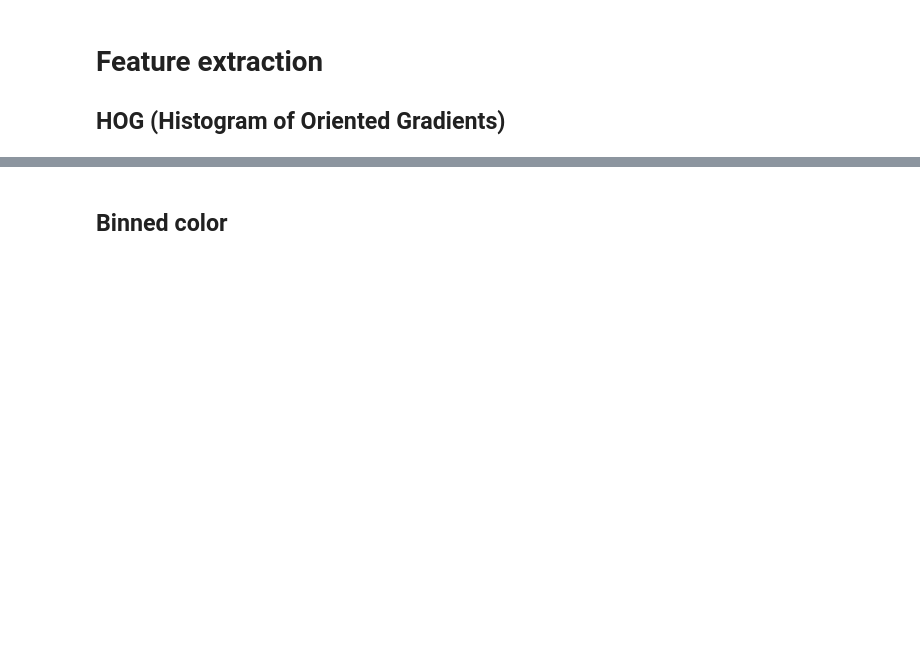
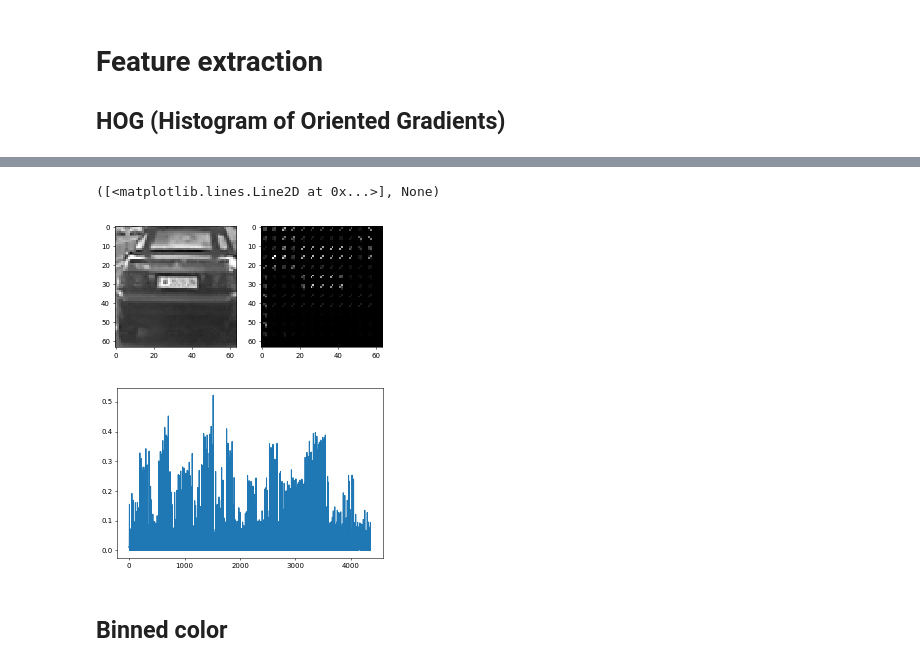
Before and after one commit to jaeoh2/self-driving-car-nd, a Jupyter notebook: CarND-Vehicle-Detection-P5/CarND-Vehicle-detection.ipynb, the cells around one changed output, grey strips where cells are left out. Cells and saved outputs as stored; diff of their text form; code cells hidden in the pictures; blank space fills up the shorter version.

```diff
--- a/CarND-Vehicle-Detection-P5/CarND-Vehicle-detection.ipynb
+++ b/CarND-Vehicle-Detection-P5/CarND-Vehicle-detection.ipynb
@@ -40,7 +44,10 @@ plt.subplot(122),plt.imshow(mpimg.imread(nonvehicle_list[ran_idx]))
 # %%
 hog_features, hog_image = get_hog_features(test_gray, orient=9, pix_per_cell=5, cell_per_block=2, vis=True)
 
-plt.figure(dpi=100)
+fig1 = plt.figure(dpi=50)
 plt.subplot(121),plt.imshow(test_gray, cmap='gray')
 plt.subplot(122),plt.imshow(hog_image, cmap='gray')
-plt.figure(figsize=(8,4)),plt.plot(hog_features, )
+fig1.tight_layout()
+fig2 = plt.figure(dpi=50)
+plt.plot(hog_features, ),fig2.tight_layout()
+# %% [output]
@@ -47,3 +56,6 @@ plt.figure(figsize=(8,4)),plt.plot(hog_features, )
+([<matplotlib.lines.Line2D at 0x...>], None)
+[figure, added]
+[figure, added]
 # %% [markdown]
 ## Binned color
 # %%
```
Also changed, not shown: parts of 24 cells of this notebook, 1 other file.
